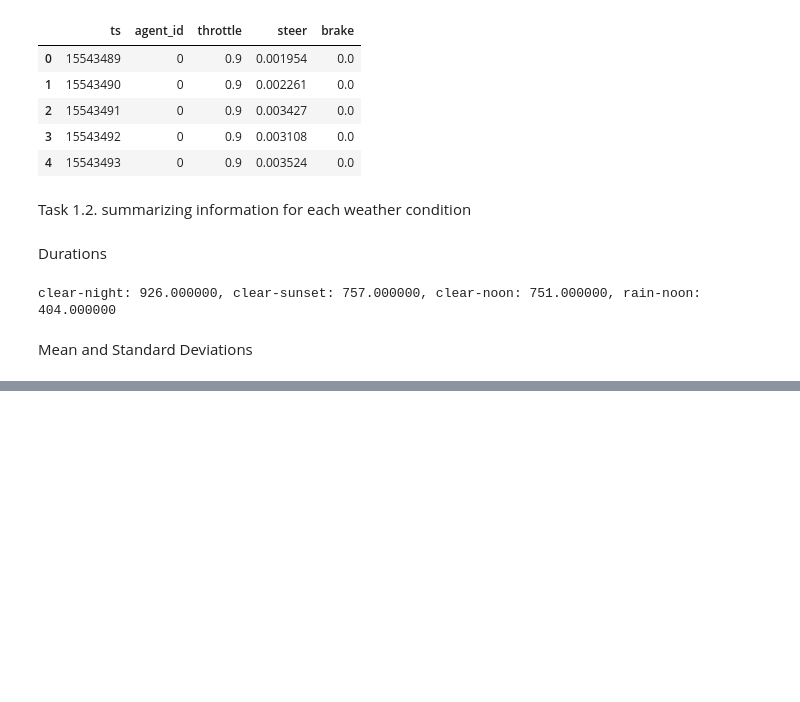
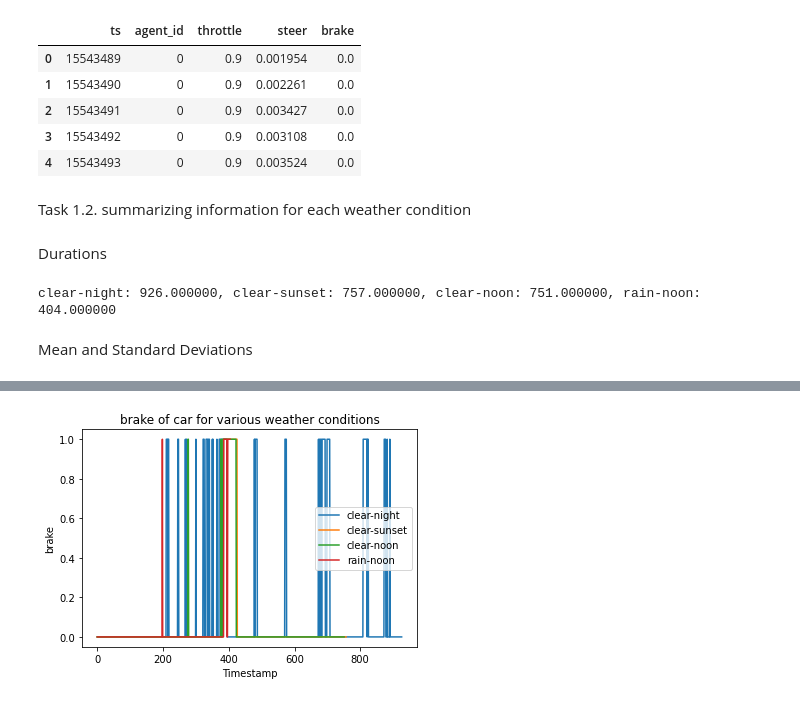
Before and after one commit to seanseungbeomlee/ECE-471-MP1-AV-Analysis, a Jupyter notebook: MP1_Task1.ipynb, the cells around one changed output, grey strips where cells are left out. Drawn from its saved outputs; the diff is of its cells as text; code cells hidden in the pictures; blank space fills up the shorter version.

```diff
--- a/MP1_Task1.ipynb
+++ b/MP1_Task1.ipynb
@@ -132,0 +188,4 @@ summary_df
+# %%
+plot_feature('brake', ctl=True)
+# %% [output]
+[figure, added]
```
Also changed, not shown: parts of 11 cells of this notebook.
